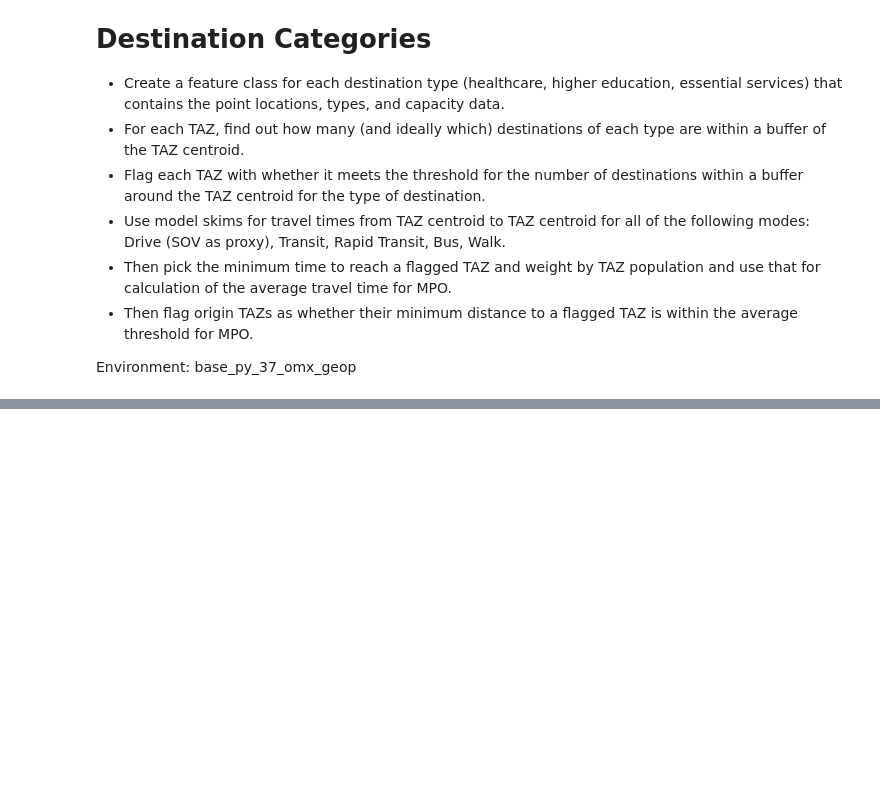
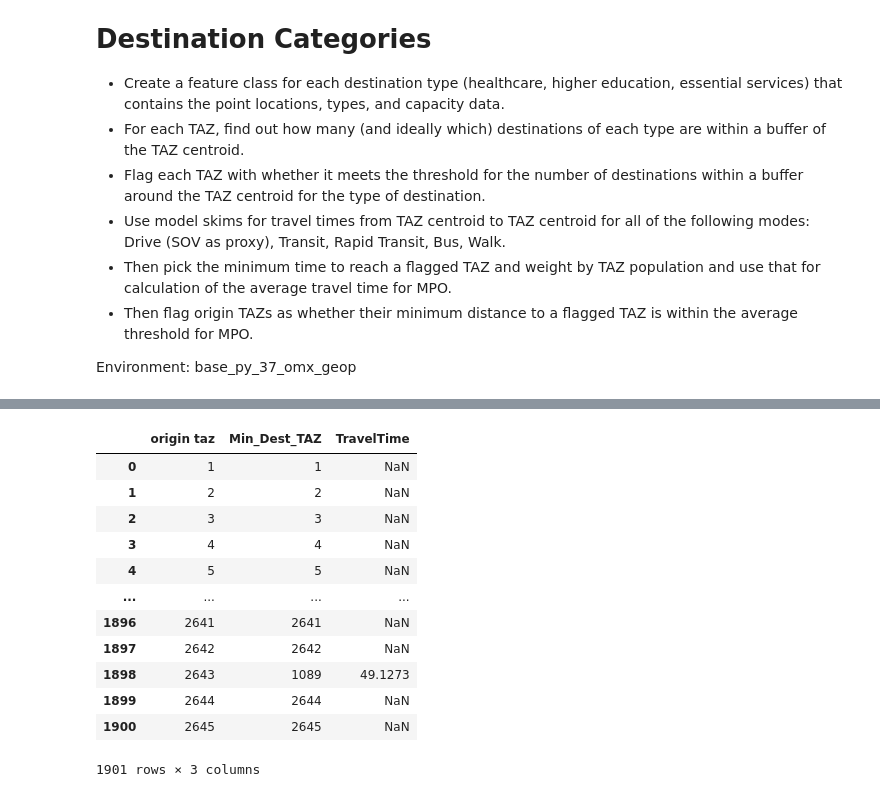
Before and after one commit to mmatkinson7/LRTP_DIDB_AVGTT, a Jupyter notebook: LTRP_DIDB_AVGTT_JULY21.ipynb, the cells around one changed output, grey strips where cells are left out. Saved outputs shown, nothing was run; the diff lists cells and outputs as text; code cells hidden in the pictures; blank space fills up the shorter version.

```diff
--- a/LTRP_DIDB_AVGTT_JULY21.ipynb
+++ b/LTRP_DIDB_AVGTT_JULY21.ipynb
@@ -150,7 +171,39 @@ for x in skims_MD.keys():
 # %%
 ##Calculate Averages
-	#weighted average of all the travel times from TAZs to TAZs that pass the destination threshold (flagged), weighted by population of the origin TAZ.
-	#do this for all modes and TOD - should end up with a number each for SOV, All Transit, Rapid Transit, Local Bus, Commuter Rail, Boat, and Walking for AM and MD.
+    #weighted average of all the lowest travel times from each TAZ to closest (timewise) destination TAZ
+        #(ones that pass the destination threshold (flagged)), weighted by population of the origin TAZ.
+    #do this for all modes and TOD - should end up with a number each for SOV, All Transit, Rapid Transit, Local Bus, Commuter Rail, Boat, and Walking for AM and MD.
+
+    #want to end up with a table for each mode for each dest type with these columns: Origin TAZ, Dest TAZ, Time, Tot_Pop
+    #need to do AM for Healthcare and Essential Services, do MD for HiEd. (three tables per mode)
+ES_RT = AM_Tables['DAT_RT'].loc[:,ES_list] #restrict columns to just what is an ES destination TAZ
+ES_RT['Min_Dest_TAZ'] = ES_RT.idxmin(axis=1) #new column with the column name of the smallest time in each row
+ES_RT['TravelTime'] = ES_RT.min(1) #new column with the min val in each row (corresponds with dest TAZ above)
+ES_RT = ES_RT.reset_index() #turn index into origin taz field
+ES_RT = ES_RT.rename(columns = {'index':'origin taz'})
+
+ES_RT = ES_RT[['origin taz', 'Min_Dest_TAZ', 'TravelTime']] #restrict to a manageable table
+
+#if want to not restrict to just transit (e.g. if O and D are same TAZ)
+ES_RT.loc[ES_RT['origin taz'].isin(ES_list), 'Min_Dest_TAZ'] = ES_RT['origin taz'] #if taz is already a dest taz, set D taz to O taz
+ES_RT.loc[ES_RT['origin taz'] == ES_RT['Min_Dest_TAZ'], 'TravelTime'] = None #if the taz is a dest taz, set TT to null
+#note here: so there will never be a transit value if the dest taz is the same as the origin taz
+#will need to replace with Walk or SOV here - depends on DAT or WAT?
+ES_RT
+# %% [output]
+|  | origin taz | Min_Dest_TAZ | TravelTime |
+| 0 | 1 | 1 | NaN |
+| 1 | 2 | 2 | NaN |
+| 2 | 3 | 3 | NaN |
+| 3 | 4 | 4 | NaN |
+| 4 | 5 | 5 | NaN |
+| ... | ... | ... | ... |
+| 1896 | 2641 | 2641 | NaN |
+| 1897 | 2642 | 2642 | NaN |
+| 1898 | 2643 | 1089 | 49.1273 |
+| 1899 | 2644 | 2644 | NaN |
+| 1900 | 2645 | 2645 | NaN |
+1901 rows × 3 columns
 # %%
 ##Make Flag Tables
 #if the TAZ has access to a destination TAZ within the MPO average for that mode, flag.
```
Also changed, not shown: parts of 9 cells of this notebook.
